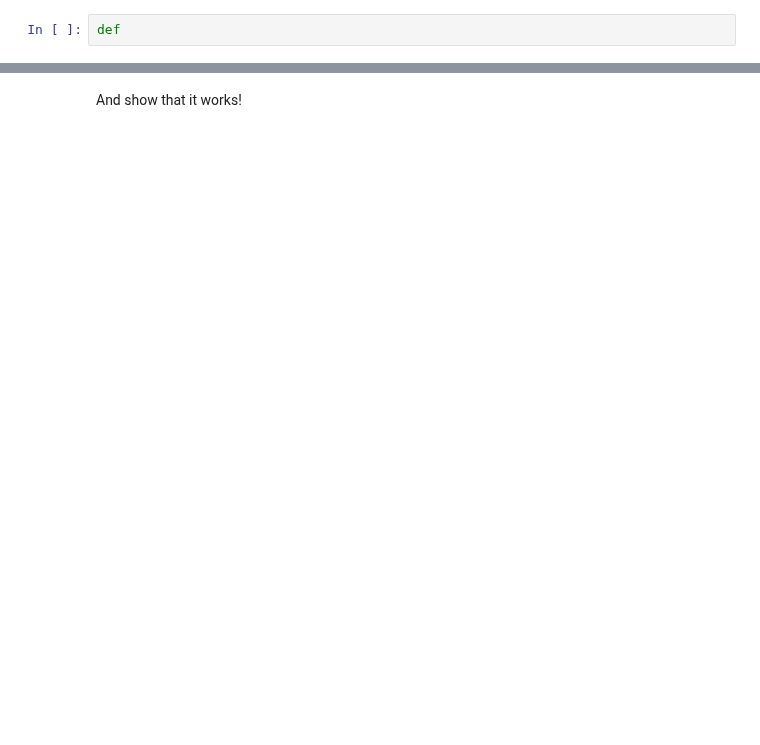
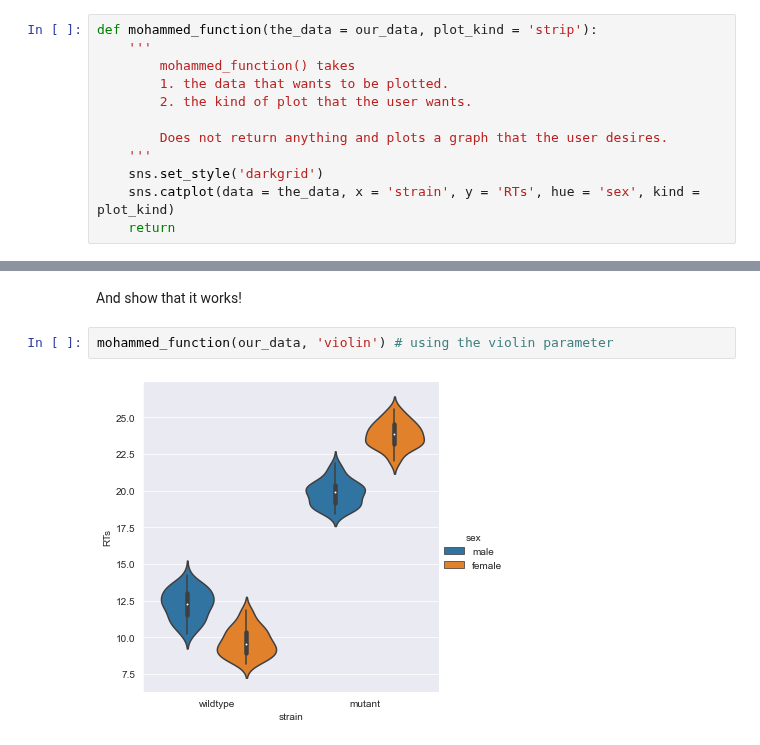
Before and after one commit to mohammedfmehboob/PythonTutorials, a Jupyter notebook: Lesson20/tutorial020.ipynb, the cells around one changed output, grey strips where cells are left out. Drawn from its saved outputs; the diff is of its cells as text; blank space fills up the shorter version.

```diff
--- a/Lesson20/tutorial020.ipynb
+++ b/Lesson20/tutorial020.ipynb
@@ -249,4 +250,14 @@ To flex both our plotting and function writing muscles, let's write a function t
 # %% [markdown]
 Write your function here:
 # %%
-def
+def mohammed_function(the_data = our_data, plot_kind = 'strip'):
+    '''
+        mohammed_function() takes
+        1. the data that wants to be plotted.
+        2. the kind of plot that the user wants.
+
+        Does not return anything and plots a graph that the user desires.
+    '''
+    sns.set_style('darkgrid')
+    sns.catplot(data = the_data, x = 'strain', y = 'RTs', hue = 'sex', kind = plot_kind)
+    return
@@ -259,2 +286,6 @@ help()
 # %% [markdown]
 And show that it works!
+# %%
+mohammed_function(our_data, 'violin') # using the violin parameter
+# %% [output]
+[figure, added]
```
Also changed, not shown: parts of 13 cells of this notebook, 3 other files.
